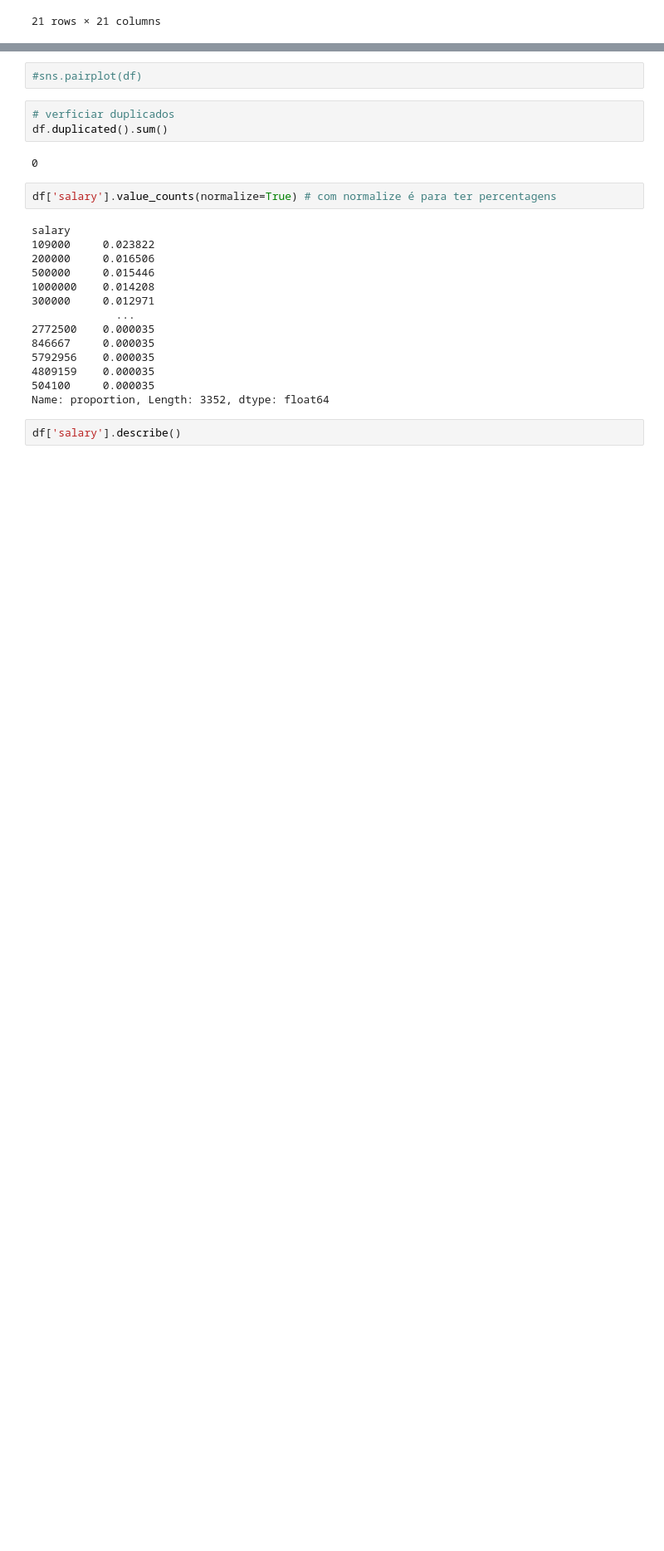
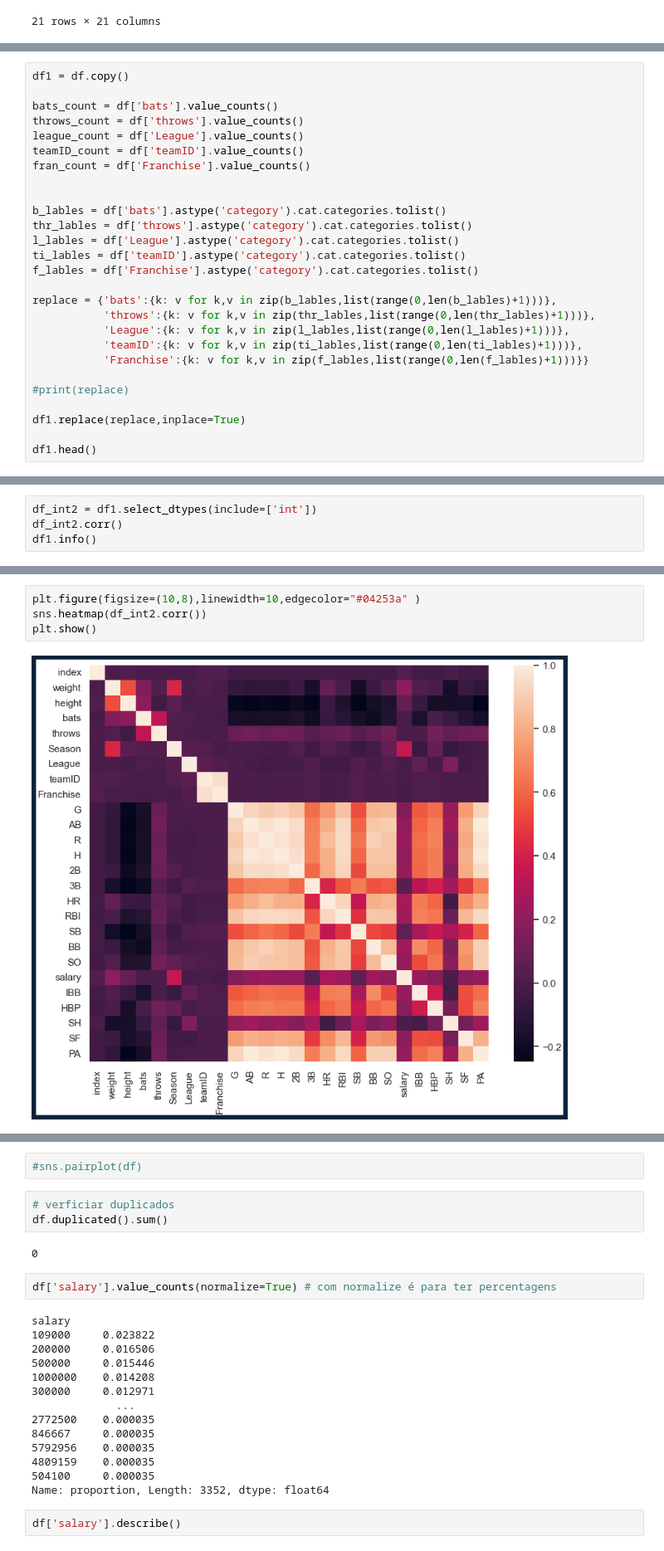
Before and after one commit to simaobarroso/tp-daa, a Jupyter notebook: grupo/mlb.ipynb, the cells around one changed output, grey strips where cells are left out. Shown at 83% size. Cells and saved outputs as stored; diff of their text form; blank space fills up the shorter version.

```diff
--- a/grupo/mlb.ipynb
+++ b/grupo/mlb.ipynb
@@ -183,0 +533,27 @@ df_int.corr()
+# %%
+df1 = df.copy()
+
+bats_count = df['bats'].value_counts()
+throws_count = df['throws'].value_counts()
+league_count = df['League'].value_counts()
+teamID_count = df['teamID'].value_counts()
+fran_count = df['Franchise'].value_counts()
+
+
+b_lables = df['bats'].astype('category').cat.categories.tolist()
+thr_lables = df['throws'].astype('category').cat.categories.tolist()
+l_lables = df['League'].astype('category').cat.categories.tolist()
+ti_lables = df['teamID'].astype('category').cat.categories.tolist()
+f_lables = df['Franchise'].astype('category').cat.categories.tolist()
+
+replace = {'bats':{k: v for k,v in zip(b_lables,list(range(0,len(b_lables)+1)))},
+           'throws':{k: v for k,v in zip(thr_lables,list(range(0,len(thr_lables)+1)))},
+           'League':{k: v for k,v in zip(l_lables,list(range(0,len(l_lables)+1)))},
+           'teamID':{k: v for k,v in zip(ti_lables,list(range(0,len(ti_lables)+1)))},
+           'Franchise':{k: v for k,v in zip(f_lables,list(range(0,len(f_lables)+1)))}}
+
+#print(replace)
+
+df1.replace(replace,inplace=True)
+
+df1.head()
@@ -183,0 +568,4 @@ df_int.corr()
+# %%
+df_int2 = df1.select_dtypes(include=['int'])
+df_int2.corr()
+df1.info()
@@ -183,0 +590,6 @@ df_int.corr()
+# %%
+plt.figure(figsize=(10,8),linewidth=10,edgecolor="#04253a" )
+sns.heatmap(df_int2.corr())
+plt.show()
+# %% [output]
+[figure, added]
```
Also changed, not shown: parts of 22 cells of this notebook, 1 other file.
